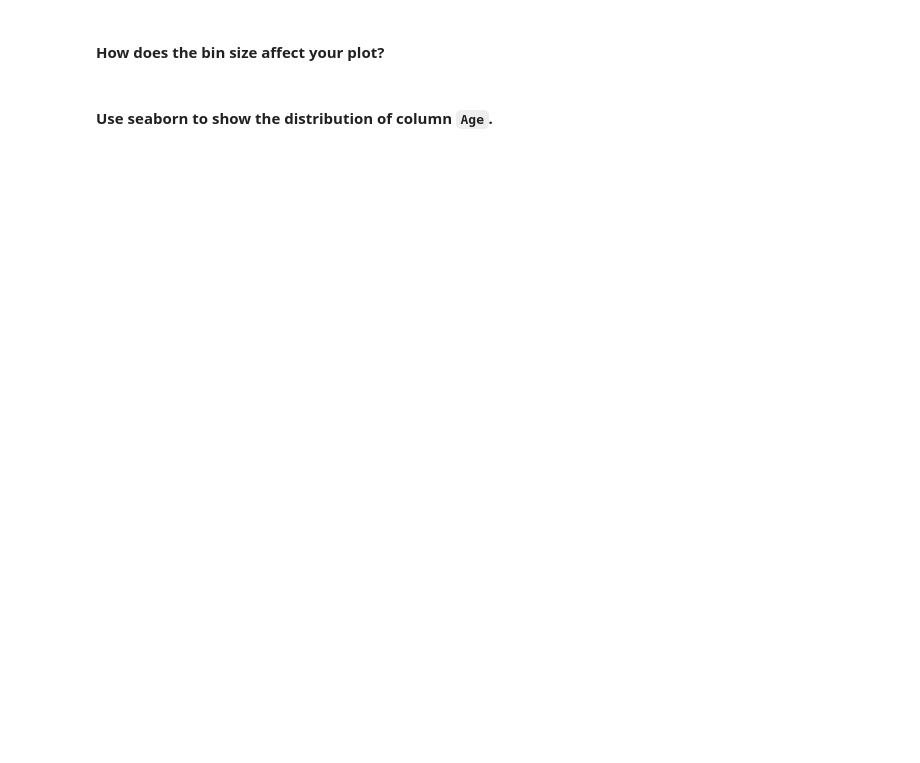
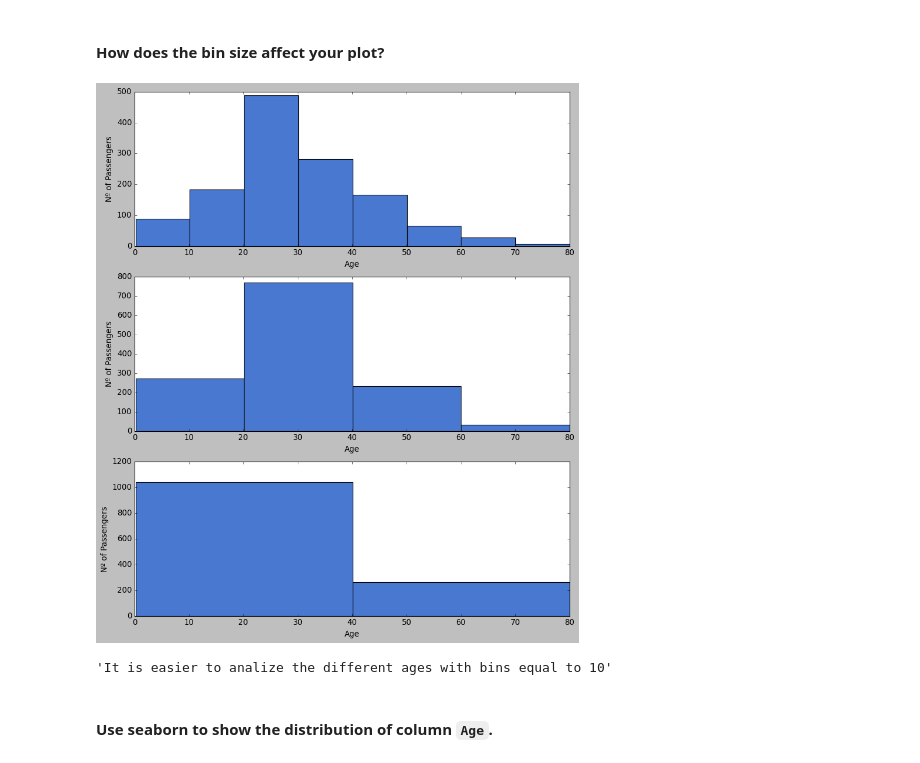
Before and after one commit to alvaro-saez/dataptmad1121_labs, a Jupyter notebook: module-2/matplotlib-seaborn/your-code/[matplotlib-seaborn] Alvaro Saez.ipynb, the cells around one changed output. Saved outputs shown, nothing was run; the diff lists cells and outputs as text; code cells hidden in the pictures; blank space fills up the shorter version.

```diff
--- a/module-2/matplotlib-seaborn/your-code/[matplotlib-seaborn] Alvaro Saez.ipynb
+++ b/module-2/matplotlib-seaborn/your-code/[matplotlib-seaborn] Alvaro Saez.ipynb
@@ -336,2 +387,25 @@ your comments here
+# %%
+fig_titanic_age_bins, ax_titanic_age_bins =  plt.subplots(nrows=3, ncols=1,figsize=(12, 14))
+
+ax_titanic_age_bins[0].hist(titanic_db["Age"].tolist(), bins = 8)
+ax_titanic_age_bins[0].set_xlabel("Age")
+ax_titanic_age_bins[0].set_ylabel("Nº of Passengers")
+
+ax_titanic_age_bins[1].hist(titanic_db["Age"].tolist(), bins = 4)
+ax_titanic_age_bins[1].set_xlabel("Age")
+ax_titanic_age_bins[1].set_ylabel("Nº of Passengers")
+
+ax_titanic_age_bins[2].hist(titanic_db["Age"].tolist(), bins = 2)
+ax_titanic_age_bins[2].set_xlabel("Age")
+ax_titanic_age_bins[2].set_ylabel("Nº of Passengers")
+
+plt.style.use('seaborn-muted')
+plt.show()
+# %% [output]
+[figure, added]
+# %%
+"""It is easier to analize the different ages with bins equal to 10"""
+# %% [output]
+'It is easier to analize the different ages with bins equal to 10'
 # %% [markdown]
 #### Use seaborn to show the distribution of column `Age`.
```
Also changed, not shown: parts of 22 cells of this notebook.
